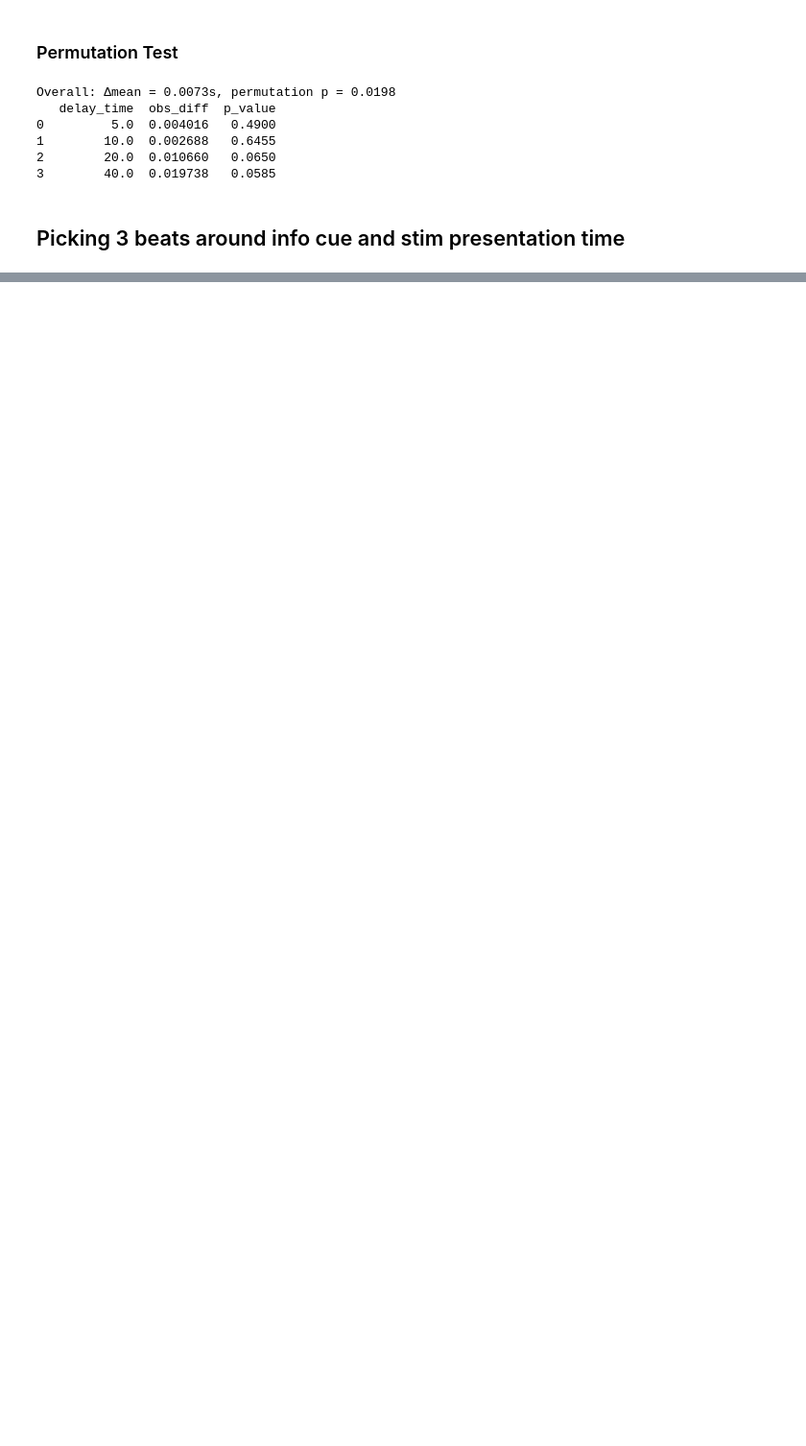
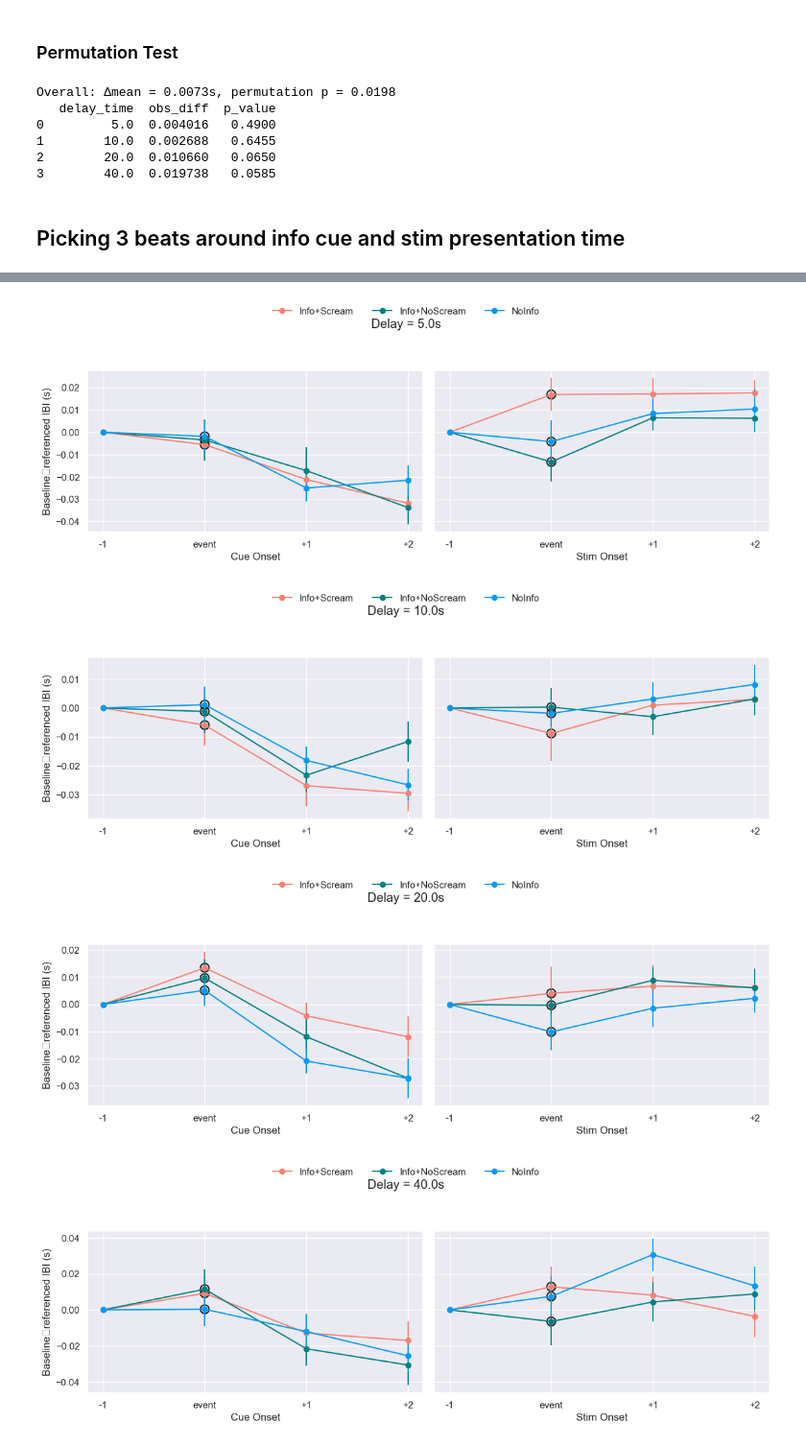
Before and after one commit to stelladongjz/Anticip_EKG_Analysis, a Jupyter notebook: Stella_AvAnt2025_AnalysisEKG_fromPreproc.ipynb, the cells around one changed output, grey strips where cells are left out. Shown at 96% size. Saved outputs shown, nothing was run; the diff lists cells and outputs as text; code cells hidden in the pictures; blank space fills up the shorter version.

```diff
--- a/Stella_AvAnt2025_AnalysisEKG_fromPreproc.ipynb
+++ b/Stella_AvAnt2025_AnalysisEKG_fromPreproc.ipynb
@@ -1185,0 +1502,4 @@ Overall: Δmean = 0.0073s, permutation p = 0.0198
+# %%
+stimInfo_raw_scream_ibis = compute_IBI_noBaseline(stimInfo_scream_df)
+stimInfo_raw_noScream_ibis = compute_IBI_noBaseline(stimInfo_noScream_df)
+stimNoInfo_raw_ibis = compute_IBI_noBaseline(stimNoInfo_df)
@@ -1185,0 +1552,26 @@ Overall: Δmean = 0.0073s, permutation p = 0.0198
+# %%
+stimInfo_scream_norm_beats = extract_event_norm_beats(stimInfo_raw_scream_ibis)
+stimInfo_noScream_norm_beats = extract_event_norm_beats(stimInfo_raw_noScream_ibis)
+stimNoInfo_norm_beats = extract_event_norm_beats(stimNoInfo_raw_ibis)
+# %%
+# 1) Tag each with its condition
+stimInfo_scream_norm_beats['condition']   = 'Info+Scream'
+stimInfo_noScream_norm_beats['condition'] = 'Info+NoScream'
+stimNoInfo_norm_beats['condition']        = 'NoInfo'
+
+# 2) Concatenate, remove 2 sec trials
+all_norm_beats_df = pd.concat([
+    stimInfo_scream_norm_beats,
+    stimInfo_noScream_norm_beats,
+    stimNoInfo_norm_beats
+], ignore_index=True)
+
+all_norm_beats_df = all_norm_beats_df[all_norm_beats_df['delay_time'] !=2]
+
+# 3) Convert to dict, keyed by condition
+cond_labels = ['Info+Scream','Info+NoScream','NoInfo']
+combined_norm_beats_dict = {
+    cond: all_norm_beats_df[all_norm_beats_df['condition'] == cond]
+                 .reset_index(drop=True)
+    for cond in cond_labels
+}
@@ -1185,0 +1649,7 @@ Overall: Δmean = 0.0073s, permutation p = 0.0198
+# %%
+plot_event_norm_beats(combined_norm_beats_dict,cond_labels)
+# %% [output]
+[figure, added]
+[figure, added]
+[figure, added]
+[figure, added]
```
Also changed, not shown: parts of 20 cells of this notebook.
